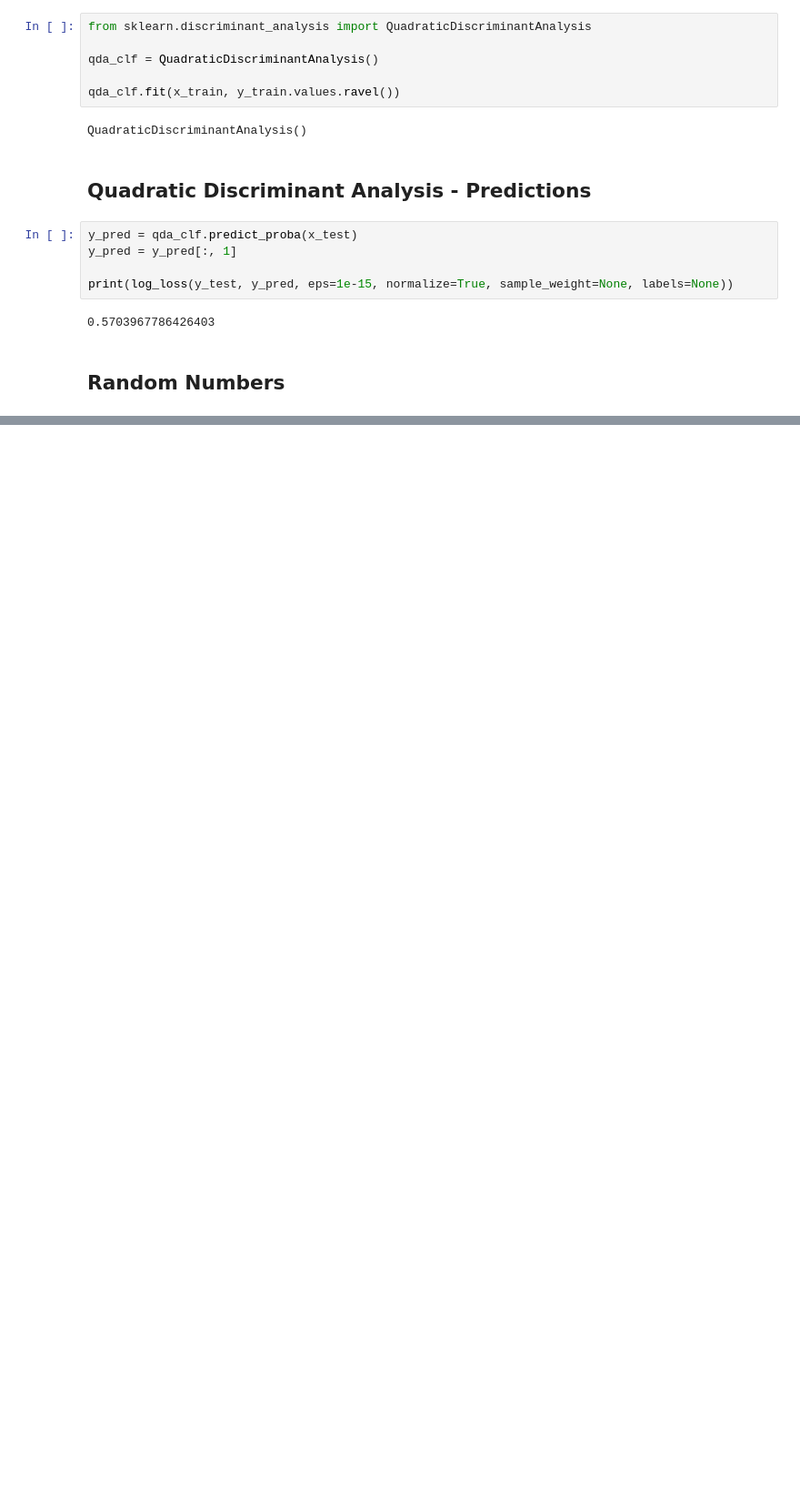
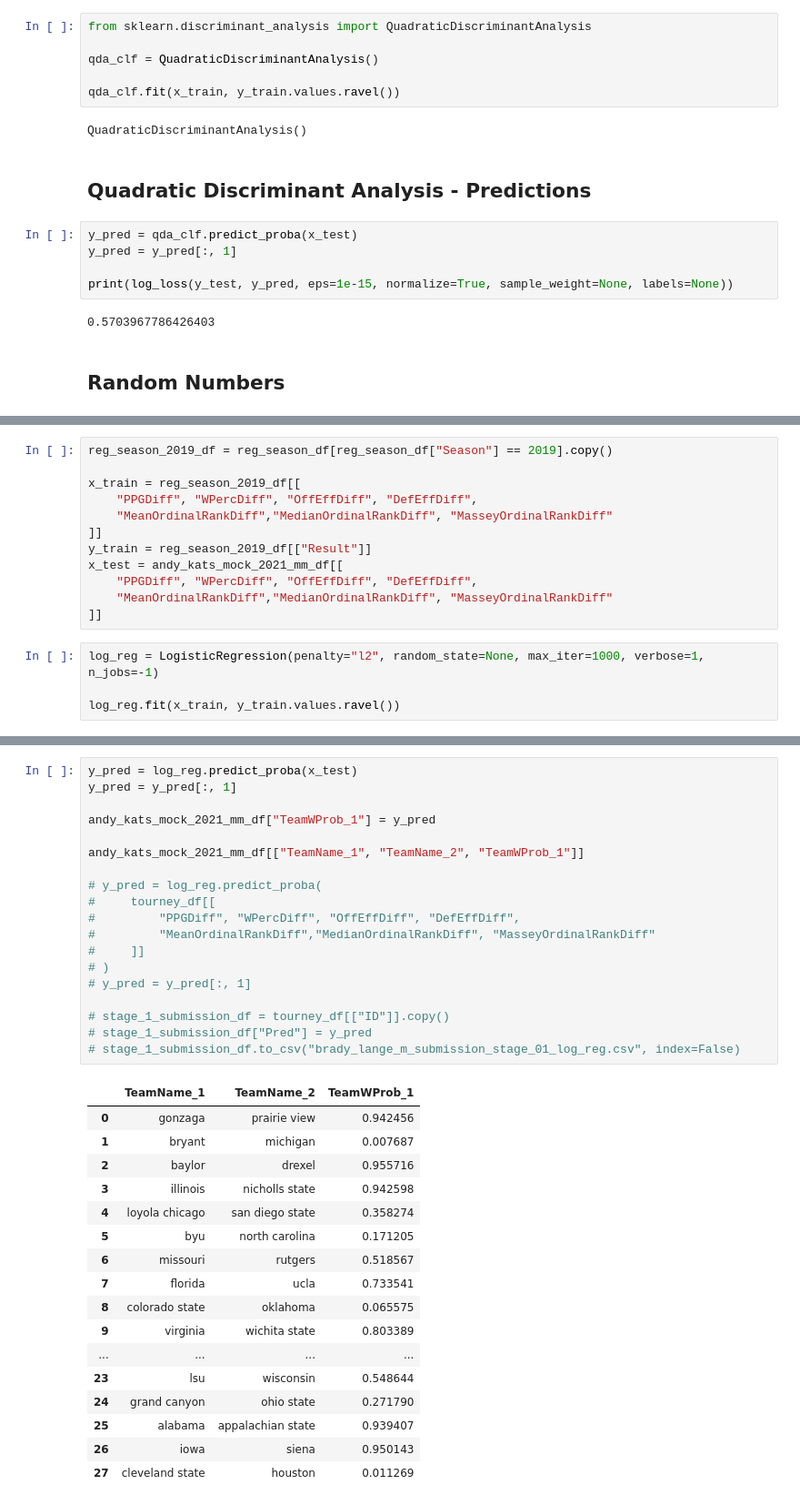
Before and after one commit to bradylange/march-madness-bracket-predictor, a Jupyter notebook: src/march_madness_bracket_predictor.ipynb, the cells around one changed output, grey strips where cells are left out. Shown at 91% size. Saved outputs shown, nothing was run; the diff lists cells and outputs as text; blank space fills up the shorter version.

```diff
--- a/src/march_madness_bracket_predictor.ipynb
+++ b/src/march_madness_bracket_predictor.ipynb
@@ -748,0 +923,16 @@ print(log_loss(y_test, y_pred_rand, eps=1e-15, normalize=True, sample_weight=Non
+# %%
+reg_season_2019_df = reg_season_df[reg_season_df["Season"] == 2019].copy()
+
+x_train = reg_season_2019_df[[
+    "PPGDiff", "WPercDiff", "OffEffDiff", "DefEffDiff",
+    "MeanOrdinalRankDiff","MedianOrdinalRankDiff", "MasseyOrdinalRankDiff"
+]]
+y_train = reg_season_2019_df[["Result"]]
+x_test = andy_kats_mock_2021_mm_df[[
+    "PPGDiff", "WPercDiff", "OffEffDiff", "DefEffDiff",
+    "MeanOrdinalRankDiff","MedianOrdinalRankDiff", "MasseyOrdinalRankDiff"
+]]
+# %%
+log_reg = LogisticRegression(penalty="l2", random_state=None, max_iter=1000, verbose=1, n_jobs=-1)
+
+log_reg.fit(x_train, y_train.values.ravel())
@@ -748,0 +943,37 @@ print(log_loss(y_test, y_pred_rand, eps=1e-15, normalize=True, sample_weight=Non
+# %%
+y_pred = log_reg.predict_proba(x_test)
+y_pred = y_pred[:, 1]
+
+andy_kats_mock_2021_mm_df["TeamWProb_1"] = y_pred
+
+andy_kats_mock_2021_mm_df[["TeamName_1", "TeamName_2", "TeamWProb_1"]]
+
+# y_pred = log_reg.predict_proba(
+#     tourney_df[[
+#         "PPGDiff", "WPercDiff", "OffEffDiff", "DefEffDiff",
+#         "MeanOrdinalRankDiff","MedianOrdinalRankDiff", "MasseyOrdinalRankDiff"
+#     ]]
+# )
+# y_pred = y_pred[:, 1]
+
+# stage_1_submission_df = tourney_df[["ID"]].copy()
+# stage_1_submission_df["Pred"] = y_pred
+# stage_1_submission_df.to_csv("brady_lange_m_submission_stage_01_log_reg.csv", index=False)
+# %% [output]
+|  | TeamName_1 | TeamName_2 | TeamWProb_1 |
+| 0 | gonzaga | prairie view | 0.942456 |
+| 1 | bryant | michigan | 0.007687 |
+| 2 | baylor | drexel | 0.955716 |
+| 3 | illinois | nicholls state | 0.942598 |
+| 4 | loyola chicago | san diego state | 0.358274 |
+| 5 | byu | north carolina | 0.171205 |
+| 6 | missouri | rutgers | 0.518567 |
+| 7 | florida | ucla | 0.733541 |
+| 8 | colorado state | oklahoma | 0.065575 |
+| 9 | virginia | wichita state | 0.803389 |
+| ... | ... | ... | ... |
+| 23 | lsu | wisconsin | 0.548644 |
+| 24 | grand canyon | ohio state | 0.271790 |
+| 25 | alabama | appalachian state | 0.939407 |
+| 26 | iowa | siena | 0.950143 |
+| 27 | cleveland state | houston | 0.011269 |
```
Also changed, not shown: parts of 11 cells of this notebook.
